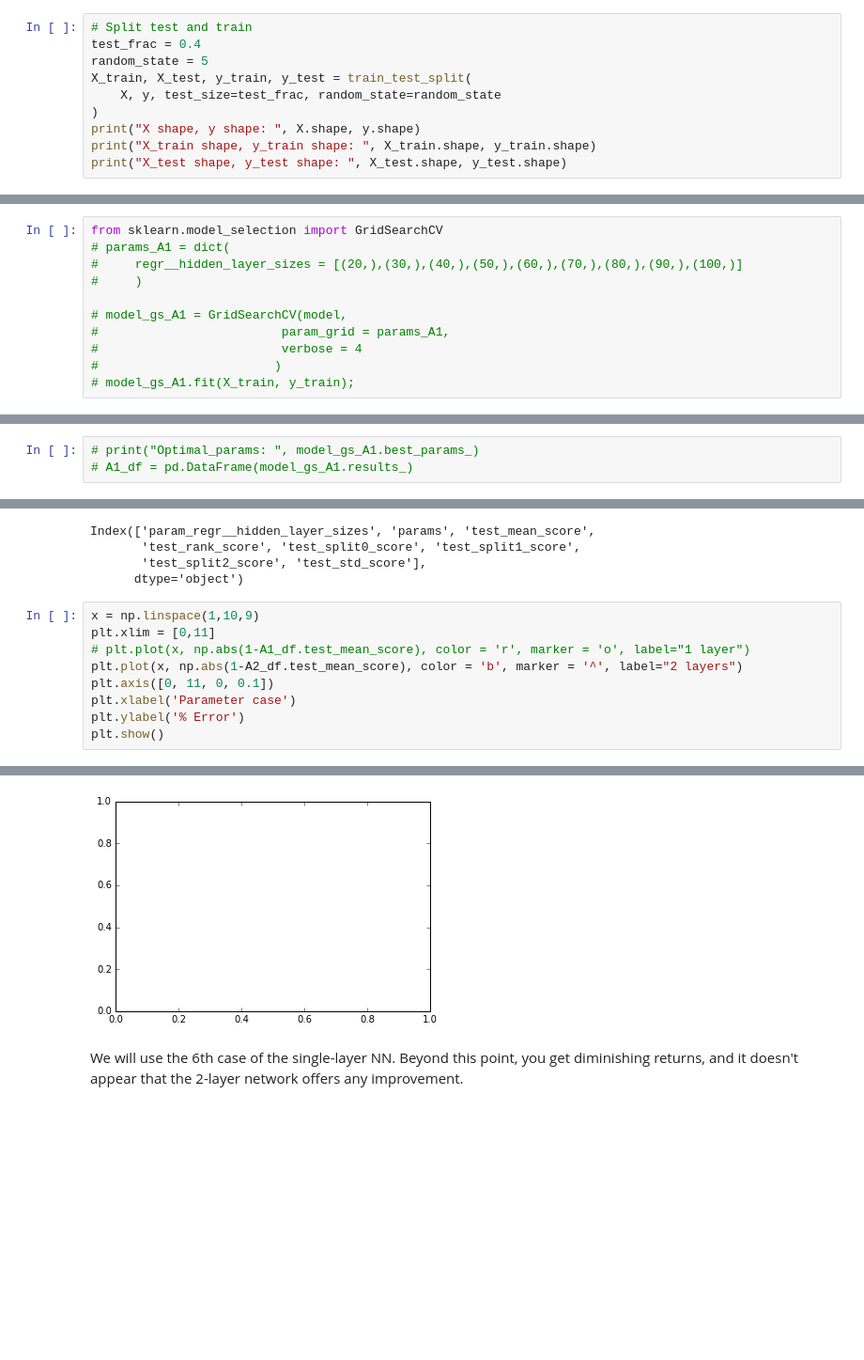
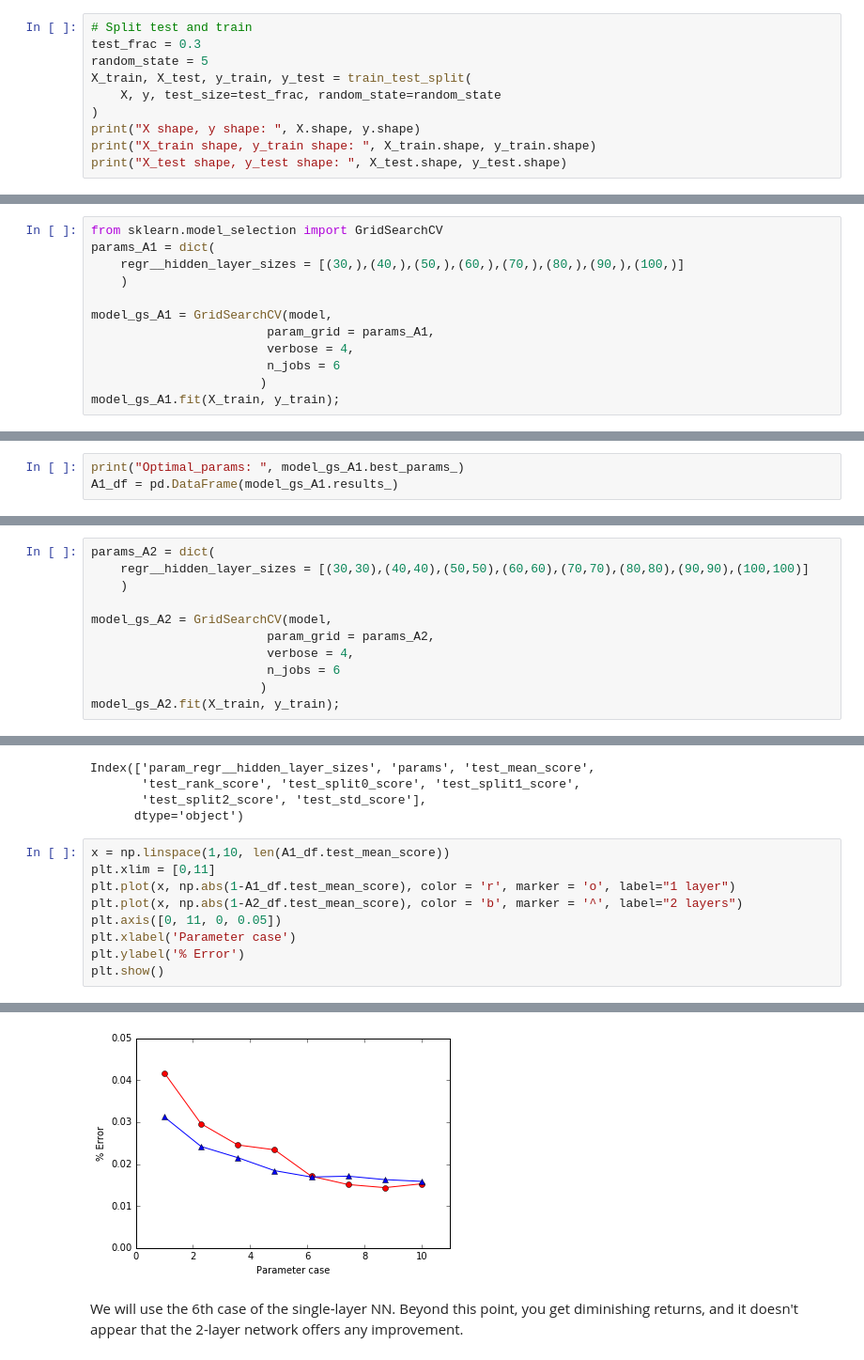
Before and after one commit to dhudsmith/qmnnet, a Jupyter notebook: jupyter/learn_sklearn.ipynb, the cells around one changed output, grey strips where cells are left out. Shown: that part at 94% size. Cells and saved outputs as stored; diff of their text form; blank space fills up the shorter version.

```diff
--- a/jupyter/learn_sklearn.ipynb
+++ b/jupyter/learn_sklearn.ipynb
@@ -89,7 +74,7 @@ X = np.concatenate( (Vgrid, VgridFlipped) )
 y = np.concatenate( (eigs, eigs) )[::,1:numeigs+1]
 # %%
 # Split test and train
-test_frac = 0.4
+test_frac = 0.3
 random_state = 5
 X_train, X_test, y_train, y_test = train_test_split(
     X, y, test_size=test_frac, random_state=random_state
@@ -146,12 +131,13 @@ We now use grid search to determine the optimum values of some import hyperparam
 #### A single hidden layer
 # %%
 from sklearn.model_selection import GridSearchCV
-# params_A1 = dict(
-#     regr__hidden_layer_sizes = [(20,),(30,),(40,),(50,),(60,),(70,),(80,),(90,),(100,)]
-#     )
+params_A1 = dict(
+    regr__hidden_layer_sizes = [(30,),(40,),(50,),(60,),(70,),(80,),(90,),(100,)]
+    )
 
-# model_gs_A1 = GridSearchCV(model,
-#                         param_grid = params_A1,
-#                         verbose = 4
-#                        )
-# model_gs_A1.fit(X_train, y_train);
+model_gs_A1 = GridSearchCV(model,
+                        param_grid = params_A1,
+                        verbose = 4,
+                        n_jobs = 6
+                       )
+model_gs_A1.fit(X_train, y_train);
@@ -158,3 +180,3 @@ from sklearn.model_selection import GridSearchCV
 # %%
-# print("Optimal_params: ", model_gs_A1.best_params_)
-# A1_df = pd.DataFrame(model_gs_A1.results_)
+print("Optimal_params: ", model_gs_A1.best_params_)
+A1_df = pd.DataFrame(model_gs_A1.results_)
@@ -232,0 +187,11 @@ Fitting 3 folds for each of 42 candidates, totalling 126 fits
+# %%
+params_A2 = dict(
+    regr__hidden_layer_sizes = [(30,30),(40,40),(50,50),(60,60),(70,70),(80,80),(90,90),(100,100)]
+    )
+
+model_gs_A2 = GridSearchCV(model,
+                        param_grid = params_A2,
+                        verbose = 4,
+                        n_jobs = 6
+                       )
+model_gs_A2.fit(X_train, y_train);
@@ -245,11 +246,11 @@ Index(['param_regr__hidden_layer_sizes', 'params', 'test_mean_score',
        'test_split2_score', 'test_std_score'],
       dtype='object')
 # %%
-x = np.linspace(1,10,9)
+x = np.linspace(1,10, len(A1_df.test_mean_score))
 plt.xlim = [0,11]
-# plt.plot(x, np.abs(1-A1_df.test_mean_score), color = 'r', marker = 'o', label="1 layer")
+plt.plot(x, np.abs(1-A1_df.test_mean_score), color = 'r', marker = 'o', label="1 layer")
 plt.plot(x, np.abs(1-A2_df.test_mean_score), color = 'b', marker = '^', label="2 layers")
-plt.axis([0, 11, 0, 0.1])
+plt.axis([0, 11, 0, 0.05])
 plt.xlabel('Parameter case')
 plt.ylabel('% Error')
 plt.show()
@@ -258,4 +258,4 @@ ValueError: x and y must have same first dimension
-[figure, old version]
+[figure, new version]
 # %% [markdown]
 We will use the 6th case of the single-layer NN. Beyond this point, you get diminishing returns, and it doesn't appear that the 2-layer network offers any improvement.
 # %% [markdown]
```
Also changed, not shown: parts of 19 cells of this notebook, 4 other files.
